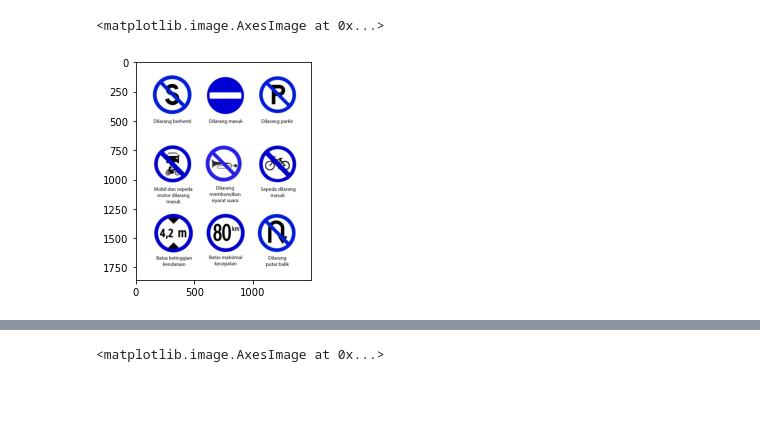
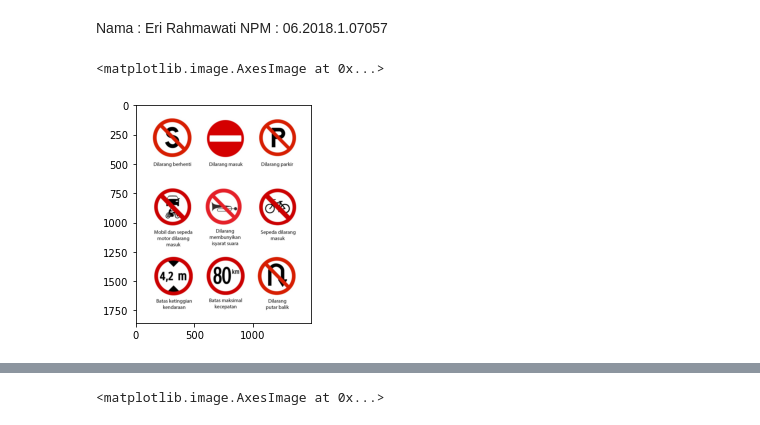
Before and after one commit to EriRahmawati/PCD, a Jupyter notebook: Project PCD/Project_PCD.ipynb, the cells around one changed output, grey strips where cells are left out. Drawn from its saved outputs; the diff is of its cells as text; code cells hidden in the pictures; blank space fills up the shorter version.

```diff
--- a/Project PCD/Project_PCD.ipynb
+++ b/Project PCD/Project_PCD.ipynb
@@ -1,3 +1,6 @@
+# %% [markdown]
+Nama : Eri Rahmawati
+NPM : 06.2018.1.07057
 # %%
 # template matching
 import cv2
@@ -5,10 +8,12 @@ import numpy as np
 import matplotlib.pyplot as plt
 # %%
 
-# untuk membaca gambar input.
+# untuk membaca gambar template.
+
 img_rgb = cv2.imread('rambu.jpg')
+img_display = cv2.cvtColor(img_rgb, cv2.COLOR_BGR2RGB)
 
-plt.imshow(img_rgb)
+plt.imshow(img_display)
 # %% [output]
 <matplotlib.image.AxesImage at 0x...>
-[figure, old version]
+[figure, new version]
```
Also changed, not shown: parts of 5 cells of this notebook.
